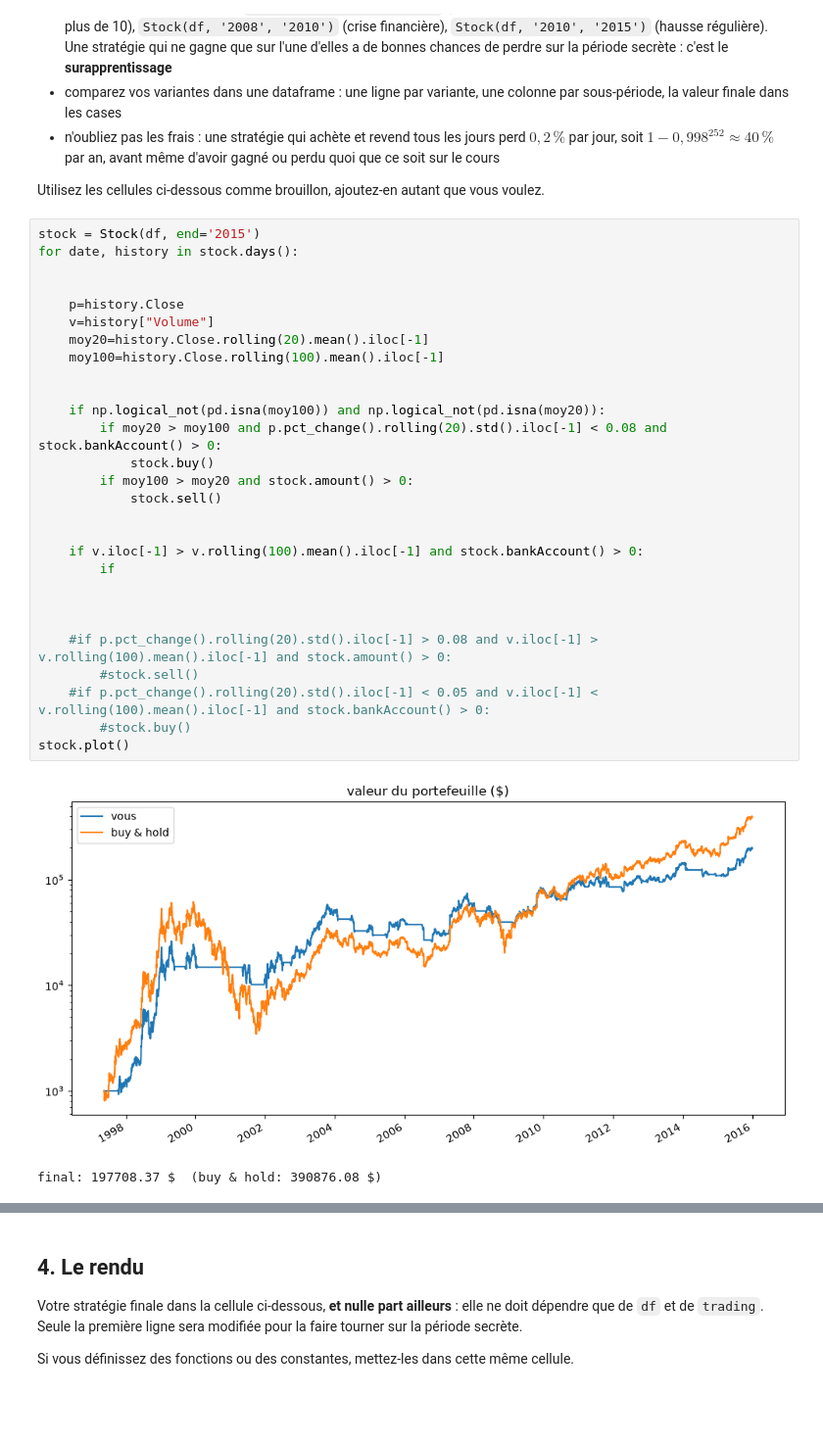
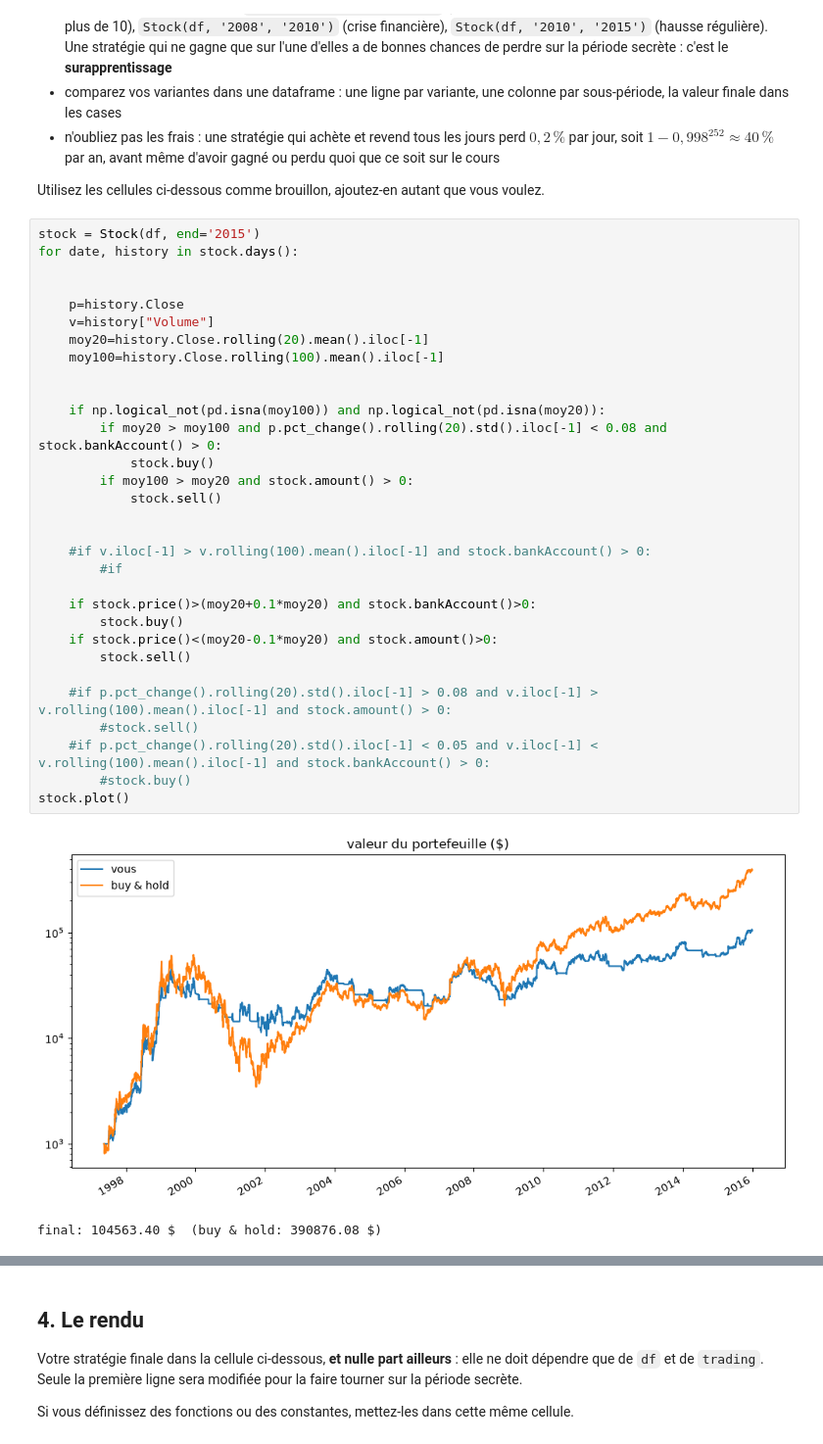
Before and after one commit to SIMVIA-lucas-sovre/projet-trading-pandas, a Jupyter notebook: groupe-4.ipynb, the cells around one changed output, grey strips where cells are left out. Shown at 98% size. Cells and saved outputs as stored; diff of their text form; blank space fills up the shorter version.

```diff
--- a/groupe-4.ipynb
+++ b/groupe-4.ipynb
@@ -297,32 +297,35 @@ Utilisez les cellules ci-dessous comme brouillon, ajoutez-en autant que vous vou
 # %%
 stock = Stock(df, end='2015')
 for date, history in stock.days():
 
 
     p=history.Close
     v=history["Volume"]
     moy20=history.Close.rolling(20).mean().iloc[-1]
     moy100=history.Close.rolling(100).mean().iloc[-1]
 
 
     if np.logical_not(pd.isna(moy100)) and np.logical_not(pd.isna(moy20)):
         if moy20 > moy100 and p.pct_change().rolling(20).std().iloc[-1] < 0.08 and stock.bankAccount() > 0:
             stock.buy()
         if moy100 > moy20 and stock.amount() > 0:
             stock.sell()
 
 
-    if v.iloc[-1] > v.rolling(100).mean().iloc[-1] and stock.bankAccount() > 0:
-        if
+    #if v.iloc[-1] > v.rolling(100).mean().iloc[-1] and stock.bankAccount() > 0:
+        #if
 
-
+    if stock.price()>(moy20+0.1*moy20) and stock.bankAccount()>0:
+        stock.buy()
+    if stock.price()<(moy20-0.1*moy20) and stock.amount()>0:
+        stock.sell()
 
     #if p.pct_change().rolling(20).std().iloc[-1] > 0.08 and v.iloc[-1] > v.rolling(100).mean().iloc[-1] and stock.amount() > 0:
         #stock.sell()
     #if p.pct_change().rolling(20).std().iloc[-1] < 0.05 and v.iloc[-1] < v.rolling(100).mean().iloc[-1] and stock.bankAccount() > 0:
         #stock.buy()
 stock.plot()
 # %% [output]
-[figure, old version]
+[figure, new version]
-final: 197708.37 $  (buy & hold: 390876.08 $)
+final: 104563.40 $  (buy & hold: 390876.08 $)
 # %%
```
Also changed, not shown: parts of 2 cells of this notebook.
